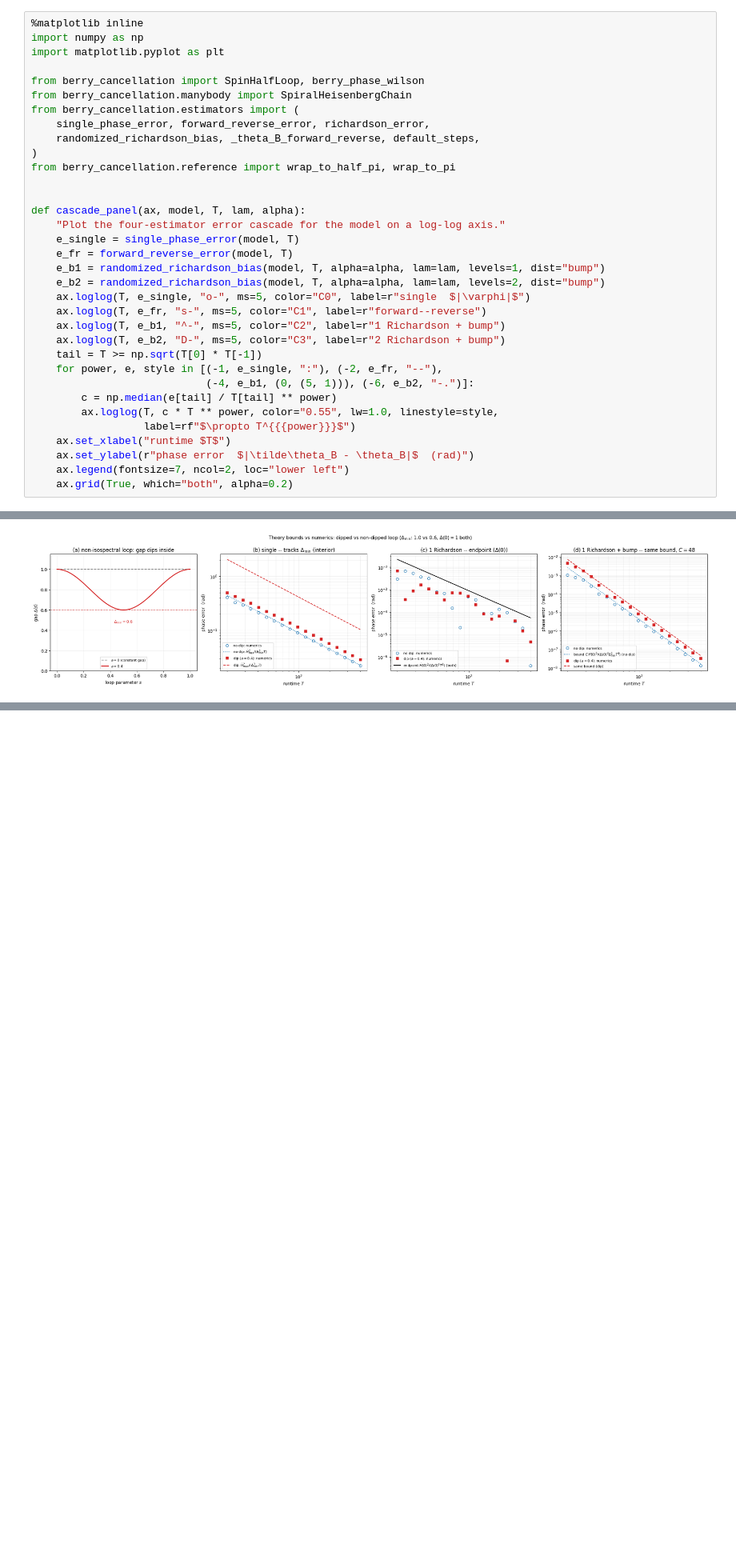
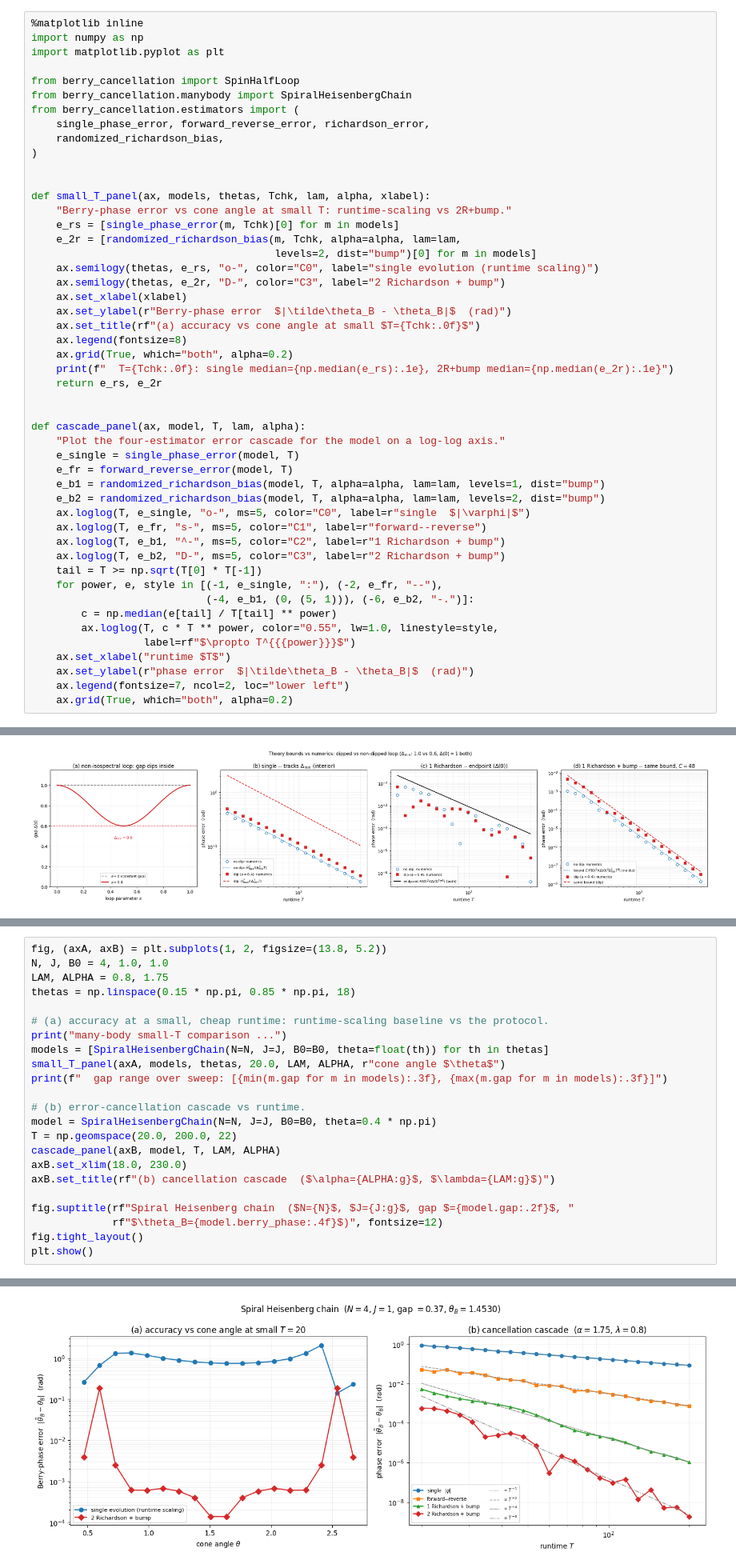
Before and after one commit to CKiumi/berry-phase-cancellation, a Jupyter notebook: experiments.ipynb, the cells around one changed output, grey strips where cells are left out. Shown at 80% size. Cells and saved outputs as stored; diff of their text form; blank space fills up the shorter version.

```diff
--- a/experiments.ipynb
+++ b/experiments.ipynb
@@ -25,13 +26,28 @@ and caption in the markdown cell above it.
 import numpy as np
 import matplotlib.pyplot as plt
 
-from berry_cancellation import SpinHalfLoop, berry_phase_wilson
+from berry_cancellation import SpinHalfLoop
 from berry_cancellation.manybody import SpiralHeisenbergChain
 from berry_cancellation.estimators import (
     single_phase_error, forward_reverse_error, richardson_error,
-    randomized_richardson_bias, _theta_B_forward_reverse, default_steps,
+    randomized_richardson_bias,
 )
-from berry_cancellation.reference import wrap_to_half_pi, wrap_to_pi
+
+
+def small_T_panel(ax, models, thetas, Tchk, lam, alpha, xlabel):
+    "Berry-phase error vs cone angle at small T: runtime-scaling vs 2R+bump."
+    e_rs = [single_phase_error(m, Tchk)[0] for m in models]
+    e_2r = [randomized_richardson_bias(m, Tchk, alpha=alpha, lam=lam,
+                                       levels=2, dist="bump")[0] for m in models]
+    ax.semilogy(thetas, e_rs, "o-", color="C0", label="single evolution (runtime scaling)")
+    ax.semilogy(thetas, e_2r, "D-", color="C3", label="2 Richardson + bump")
+    ax.set_xlabel(xlabel)
+    ax.set_ylabel(r"Berry-phase error  $|\tilde\theta_B - \theta_B|$  (rad)")
+    ax.set_title(rf"(a) accuracy vs cone angle at small $T={Tchk:.0f}$")
+    ax.legend(fontsize=8)
+    ax.grid(True, which="both", alpha=0.2)
+    print(f"  T={Tchk:.0f}: single median={np.median(e_rs):.1e}, 2R+bump median={np.median(e_2r):.1e}")
+    return e_rs, e_2r
 
 
 def cascade_panel(ax, model, T, lam, alpha):
@@ -312,0 +271,24 @@ many-body check: gap range [0.109,0.415], max|analytic-wilson|=7.76e-07, max|ana
+# %%
+fig, (axA, axB) = plt.subplots(1, 2, figsize=(13.8, 5.2))
+N, J, B0 = 4, 1.0, 1.0
+LAM, ALPHA = 0.8, 1.75
+thetas = np.linspace(0.15 * np.pi, 0.85 * np.pi, 18)
+
+# (a) accuracy at a small, cheap runtime: runtime-scaling baseline vs the protocol.
+print("many-body small-T comparison ...")
+models = [SpiralHeisenbergChain(N=N, J=J, B0=B0, theta=float(th)) for th in thetas]
+small_T_panel(axA, models, thetas, 20.0, LAM, ALPHA, r"cone angle $\theta$")
+print(f"  gap range over sweep: [{min(m.gap for m in models):.3f}, {max(m.gap for m in models):.3f}]")
+
+# (b) error-cancellation cascade vs runtime.
+model = SpiralHeisenbergChain(N=N, J=J, B0=B0, theta=0.4 * np.pi)
+T = np.geomspace(20.0, 200.0, 22)
+cascade_panel(axB, model, T, LAM, ALPHA)
+axB.set_xlim(18.0, 230.0)
+axB.set_title(rf"(b) cancellation cascade  ($\alpha={ALPHA:g}$, $\lambda={LAM:g}$)")
+
+fig.suptitle(rf"Spiral Heisenberg chain  ($N={N}$, $J={J:g}$, gap $={model.gap:.2f}$, "
+             rf"$\theta_B={model.berry_phase:.4f}$)", fontsize=12)
+fig.tight_layout()
+plt.show()
+# %% [output]
@@ -312,0 +298 @@ many-body check: gap range [0.109,0.415], max|analytic-wilson|=7.76e-07, max|ana
+[figure, added]
```
Also changed, not shown: parts of 6 cells of this notebook.
